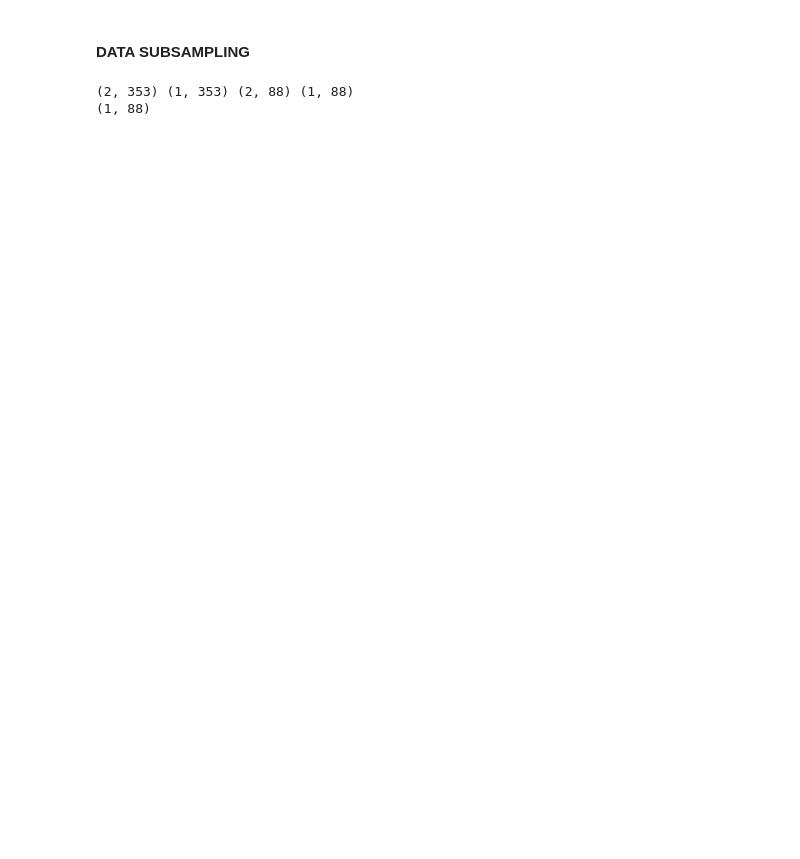
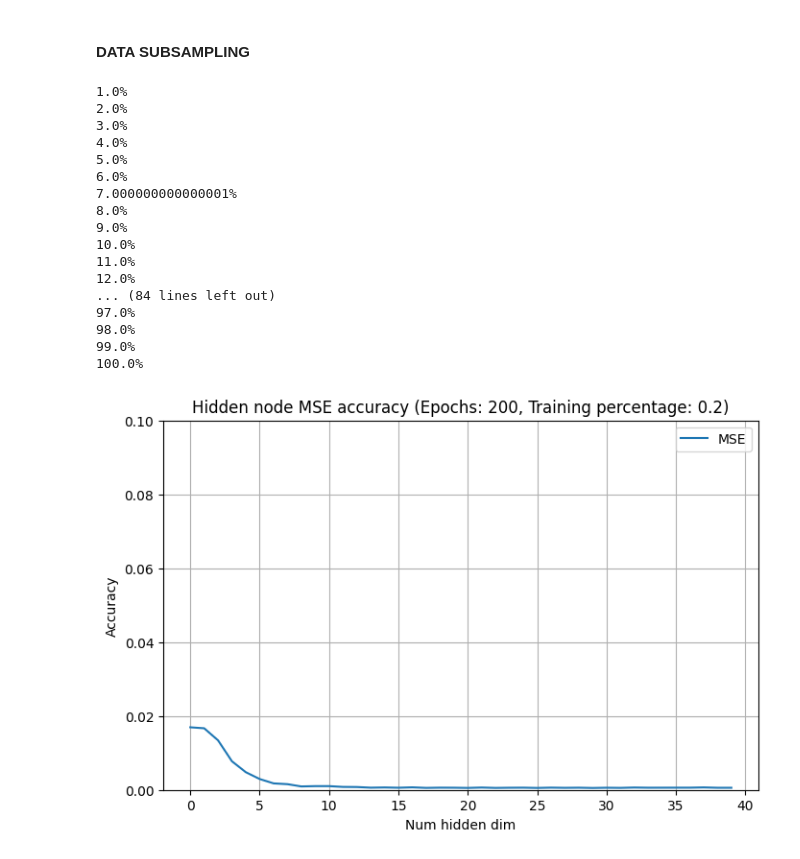
Before and after one commit to Ton3t3/DD2437, a Jupyter notebook: lab_1b/lab_1b_part_one.ipynb, the cells around one changed output. Saved outputs shown, nothing was run; the diff lists cells and outputs as text; code cells hidden in the pictures; blank space fills up the shorter version.

```diff
--- a/lab_1b/lab_1b_part_one.ipynb
+++ b/lab_1b/lab_1b_part_one.ipynb
@@ -547,20 +546,66 @@ Se han truncado las últimas 5000 líneas del flujo de salida.
 # %% [markdown]
 #### DATA SUBSAMPLING
 # %%
-xx,yy = np.meshgrid(x,y)
-X_prev, t_prev = pattern_target_generator(xx, yy)
-percentage = 0.2
-subsamp = np.random.choice(X_prev.shape[1], size = int(X_prev.shape[1]*percentage), replace=False)
-subsamp = np.sort(subsamp)
-
-X_val = np.delete(X_prev, subsamp, axis=1)
-t_val = np.delete(t_prev, subsamp, axis=1)
-X_train = X_prev[:,subsamp]
-t_train = t_prev[:,subsamp]
-print(X_val.shape, t_val.shape, X_train.shape, t_train.shape)
-hidden_dim = 40
-
-w_history, v_history, zz, classification_accuracy_history, mse_history = backprop_gauss(X_train, t_train, hidden_dim, subsamp=subsamp, X_val=X_val, t_val=t_val)
+number_epochs = 200
+hidden_nodes = 40
+total_hidden_node_mse = []
+num_iterations = 100
+percentage = [0.2,0.4,0.6,0.8]
+for perc in percentage:
+  for a in range(num_iterations):
+    hidden_node_mse = []
+    for i in range(hidden_nodes):
+      xx,yy = np.meshgrid(x,y)
+      X_full, t_full = pattern_target_generator(xx, yy)
+      # for i in range(hidden_nodes):
+      w_history, v_history, zz, classification_accuracy_history, mse_history = backprop_gauss(X_full, t_full, i, perc)
+      # fig = plt.figure()
+      # ax = plt.axes(projection='3d')
+      # ax.plot_surface(xx, yy, zz[-1,:,:], cmap=cm.coolwarm, linewidth=0, antialiased=False)
+      # ax.set_xlabel('x')
+      # ax.set_ylabel('y')
+      # ax.set_zlabel('z')
+      # ax.set_title(f"Num hidden dimensions: {i}")
+      # title = f'Backprop with two-layer perceptron network (Hidden layer: {i})'
+      # plot_accuracy(mse_history, classification_accuracy_history, title)
+      # print(f"MSE end: {mse_history[-1]}\n")
+      hidden_node_mse.append(mse_history[-1])
+    if a == 0:
+      total_hidden_node_mse = np.array(hidden_node_mse).reshape(1,hidden_nodes)
+    else:
+      new_hidden_node_mse = np.array(hidden_node_mse).reshape(1,hidden_nodes)
+      total_hidden_node_mse = np.vstack((new_hidden_node_mse, total_hidden_node_mse))
+    # print(np.array(total_hidden_node_mse).shape)
+    print(f"{(a+1)/num_iterations*100}%")
+  total_hidden_node_mse = np.array(total_hidden_node_mse).reshape(num_iterations, hidden_nodes)
+  plot_total_hidden_node_mse = np.mean(total_hidden_node_mse, axis=0)
+  # print(plot_total_hidden_node_mse.shape)
+  plt.figure(figsize=(8, 5))
+  plt.plot(plot_total_hidden_node_mse, label='MSE')
+  plt.title(f"Hidden node MSE accuracy (Epochs: {number_epochs}, Training percentage: {perc})")
+  plt.xlabel('Num hidden dim')
+  plt.ylabel('Accuracy')
+  plt.ylim(0, 0.1)
+  plt.grid()
+  plt.gca().xaxis.set_major_locator(MaxNLocator(integer=True))
+  plt.legend()
+  plt.show()
 # %% [output]
-(2, 353) (1, 353) (2, 88) (1, 88)
-(1, 88)
+1.0%
+2.0%
+3.0%
+4.0%
+5.0%
+6.0%
+7.000000000000001%
+8.0%
+9.0%
+10.0%
+11.0%
+12.0%
+... (84 lines left out)
+97.0%
+98.0%
+99.0%
+100.0%
+[figure, added]
```
Also changed, not shown: parts of 3 cells of this notebook.
